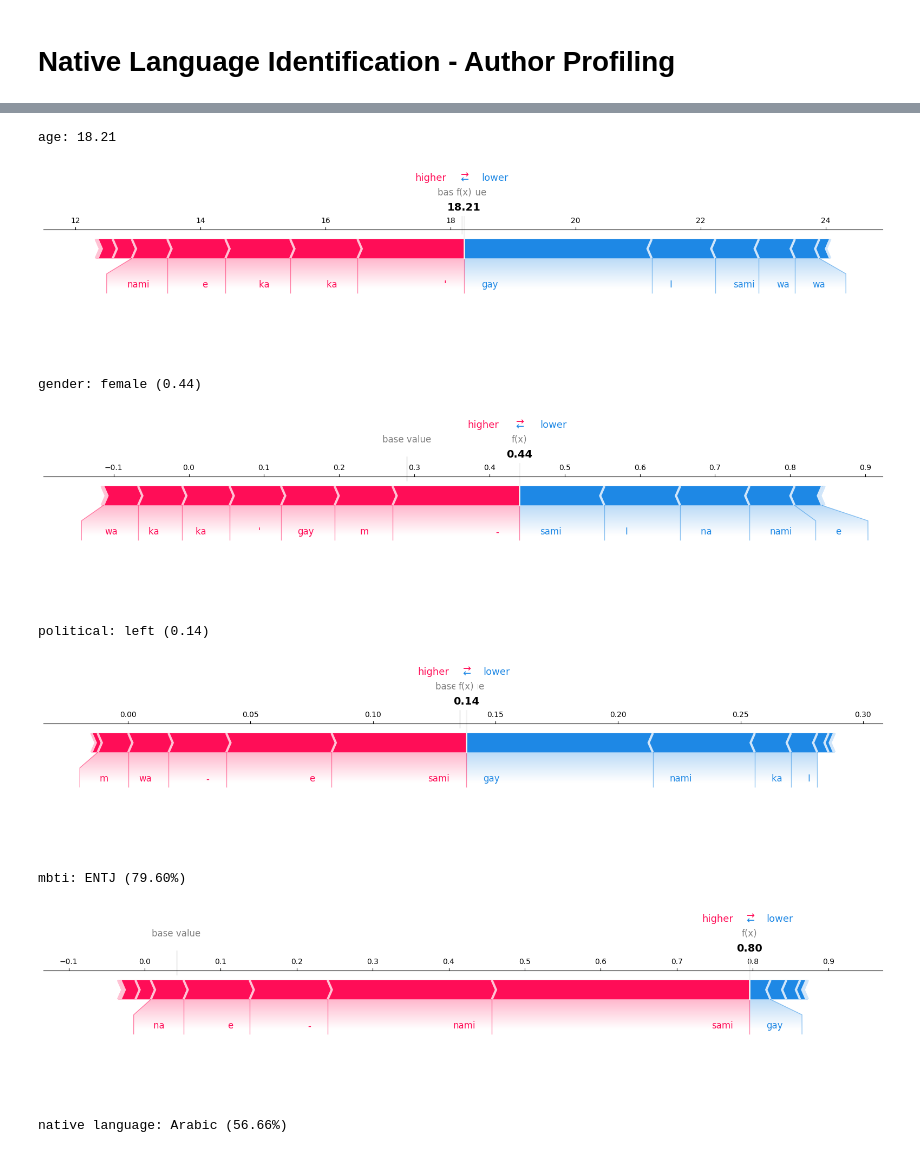
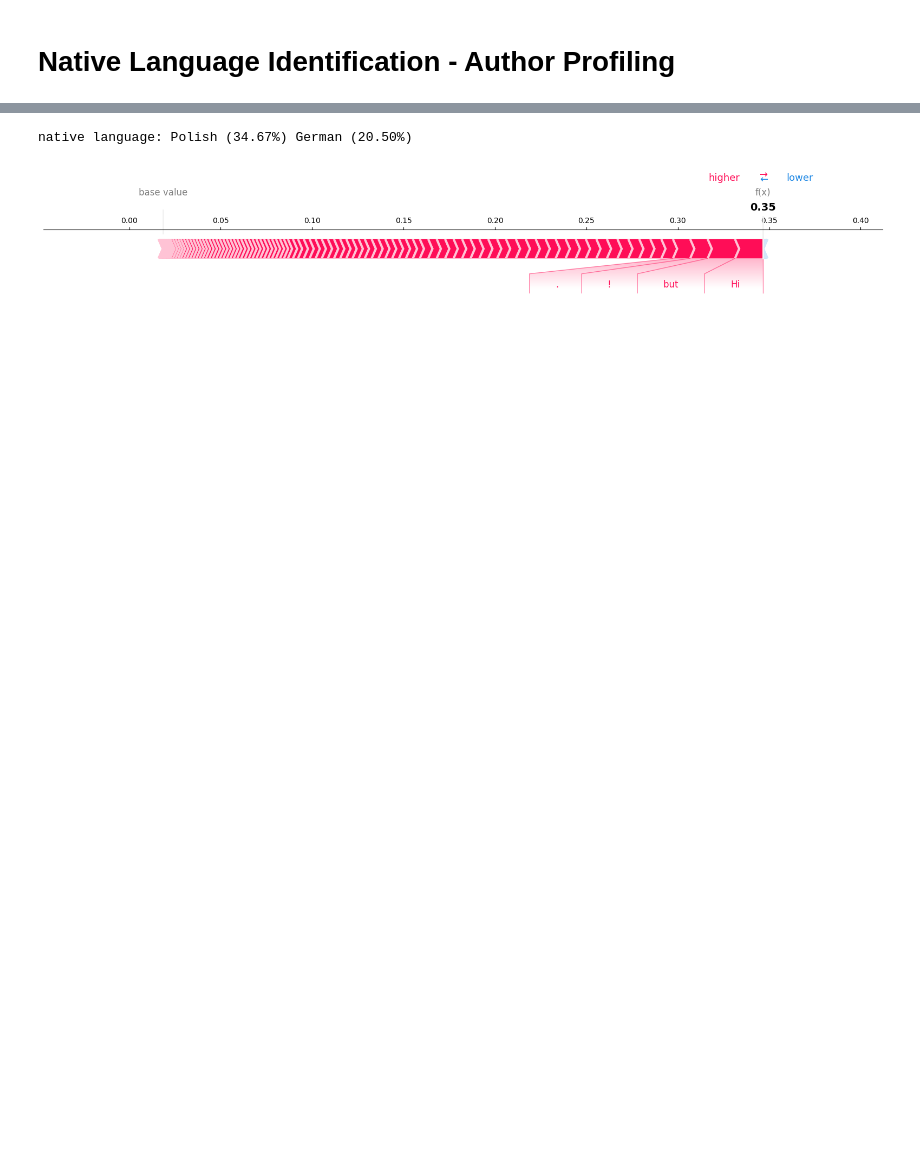
Before and after one commit to ShrikeBin/Native-Language-Identification-Author-Profiling, a Jupyter notebook: Training/TESTING/shap/run.ipynb, the cells around one changed output, grey strips where cells are left out. Drawn from its saved outputs; the diff is of its cells as text; code cells hidden in the pictures; blank space fills up the shorter version.

Commit message:
trained language properly

```diff
--- a/Training/TESTING/shap/run.ipynb
+++ b/Training/TESTING/shap/run.ipynb
@@ -21,24 +25,17 @@ Initialized model native language
 # %%
 # models are loaded, explainers are loaded
 import shap
-import matplotlib.pyplot
 
 shap.initjs()
 def explain(text):
-    for model in models:
-        print(model.prediction_string(text))
-        shap.plots.force(*model.explain(text), matplotlib=True)
+    # for model in models:
+    model = models[-1] # language
+    print(model.prediction_string(text))
+    shap.plots.force(*model.explain(text), matplotlib=True, contribution_threshold=0.025)
 # %% [output]
 [interactive output not drawn]
 # %%
-explain("saminamina e-e waka waka I'm gay")
+explain("Hi! I'm Nel of University of Science and Technology - though right now I'm on an exchange in Denmark. I'm studying theoretical computer science and that was one university that had a similar field of study and matching courses. I'm actually starting to get accustomed to the danish culture. I was surprised to say this at first, but I actually like riding a bike every day to uni, even when the weather isn't nice. It has a certain appeal. And I feel so healthy.")
 # %% [output]
-age: 18.21
+native language: Polish (34.67%) German (20.50%)
-[figure, old version]
+[figure, new version]
-gender: female (0.44)
-[figure, removed]
-political: left (0.14)
-[figure, removed]
-mbti: ENTJ (79.60%)
-[figure, removed]
-native language: Arabic (56.66%)
```
Also changed, not shown: parts of 6 cells of this notebook, 10 other files.
